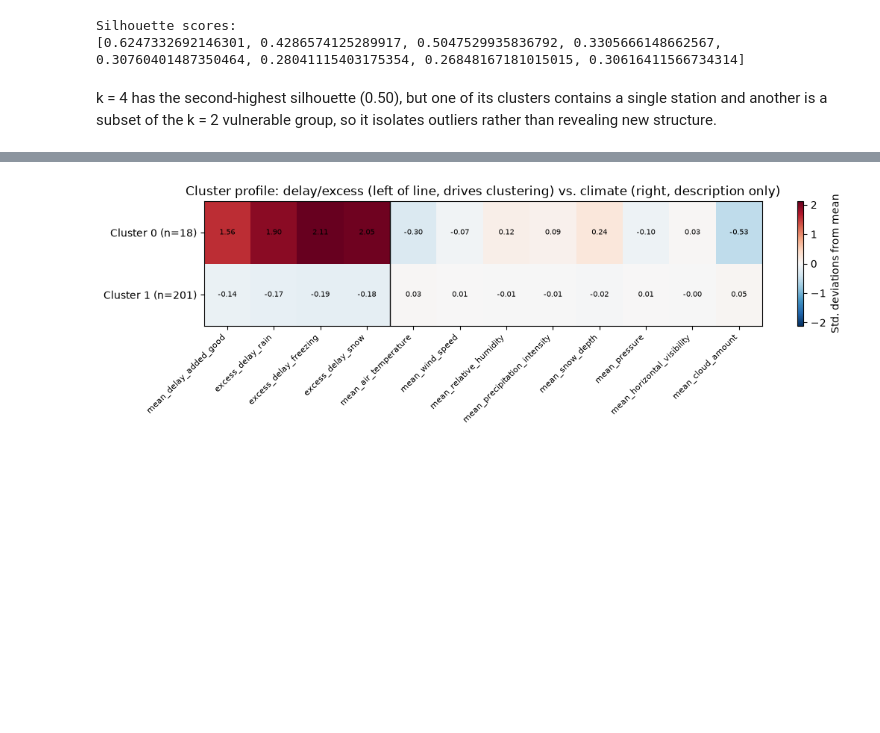
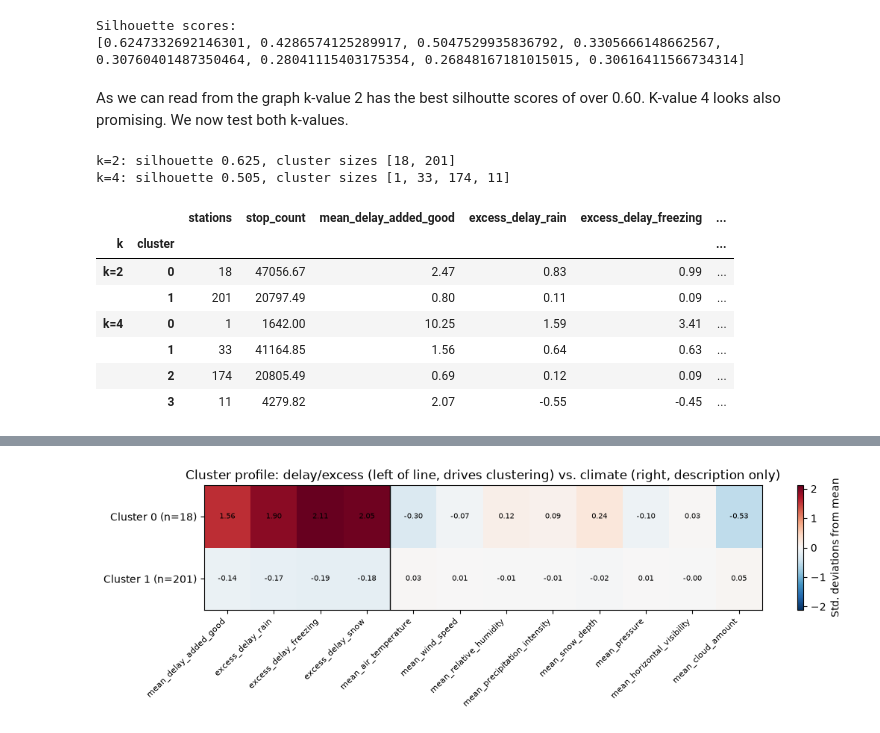
Before and after one commit to alekkiq/dkko-g2, a Jupyter notebook: project/project.ipynb, the cells around one changed output, grey strips where cells are left out. Cells and saved outputs as stored; diff of their text form; code cells hidden in the pictures; blank space fills up the shorter version.

```diff
--- a/project/project.ipynb
+++ b/project/project.ipynb
@@ -727,2 +713,49 @@ station_features_clean.groupby('cluster')[cluster_cols].mean()
-# %% [markdown]
-k = 4 has the second-highest silhouette (0.50), but one of its clusters contains a single station and another is a subset of the k = 2 vulnerable group, so it isolates outliers rather than revealing new structure.
+# %% [markdown]
+As we can read from the graph k-value 2 has the best silhoutte scores of over 0.60. K-value 4 looks also promising. We now test both k-values.
+# %%
+#fit both candidate k-values side by side, so they can be compared before choosing one
+CANDIDATE_KS = [2, 4]
+excess_cols = ['excess_delay_rain', 'excess_delay_freezing', 'excess_delay_snow']
+station_excess = station_features_clean[excess_cols].mean(axis=1).to_numpy()
+
+#K-means numbers clusters arbitrarily, so relabel them by mean weather excess: cluster 0 = highest excess
+#(most weather-vulnerable). This makes the labels comparable between the two k-values
+def relabel_by_excess(labels):
+    excess_per_label = pd.Series(station_excess).groupby(labels).mean()
+    relabel = {old: new for new, old in enumerate(excess_per_label.sort_values(ascending=False).index)}
+    return np.array([relabel[label] for label in labels])
+
+candidate_labels = {}
+for k in CANDIDATE_KS:
+    model = KMeans(n_clusters=k, init='random', random_state=42).fit(scaled_df[cluster_cols])
+    candidate_labels[k] = relabel_by_excess(model.labels_)
+    sizes = pd.Series(candidate_labels[k]).value_counts().sort_index()
+    score = silhouette_score(scaled_df[cluster_cols], candidate_labels[k])
+    print(f"k={k}: silhouette {score:.3f}, cluster sizes {sizes.tolist()}")
+# %% [output]
+k=2: silhouette 0.625, cluster sizes [18, 201]
+k=4: silhouette 0.505, cluster sizes [1, 33, 174, 11]
+# %%
+#mean profile of each cluster for both k-values (cluster 0 = highest weather excess in both)
+profiles = []
+for k in CANDIDATE_KS:
+    profile = (
+        station_features_clean[['stop_count'] + cluster_cols]
+        .groupby(candidate_labels[k])
+        .agg(['mean'])
+        .droplevel(1, axis=1)
+    )
+    profile.insert(0, 'stations', pd.Series(candidate_labels[k]).value_counts().sort_index())
+    profile.index = pd.MultiIndex.from_product([[f'k={k}'], profile.index], names=['k', 'cluster'])
+    profiles.append(profile)
+
+pd.concat(profiles).round(2)
+# %% [output]
+|  |  | stations | stop_count | mean_delay_added_good | excess_delay_rain | excess_delay_freezing | ... |
+| k | cluster |  |  |  |  |  | ... |
+| k=2 | 0 | 18 | 47056.67 | 2.47 | 0.83 | 0.99 | ... |
+|  | 1 | 201 | 20797.49 | 0.80 | 0.11 | 0.09 | ... |
+| k=4 | 0 | 1 | 1642.00 | 10.25 | 1.59 | 3.41 | ... |
+|  | 1 | 33 | 41164.85 | 1.56 | 0.64 | 0.63 | ... |
+|  | 2 | 174 | 20805.49 | 0.69 | 0.12 | 0.09 | ... |
+|  | 3 | 11 | 4279.82 | 2.07 | -0.55 | -0.45 | ... |
```
Also changed, not shown: parts of 21 cells of this notebook.
